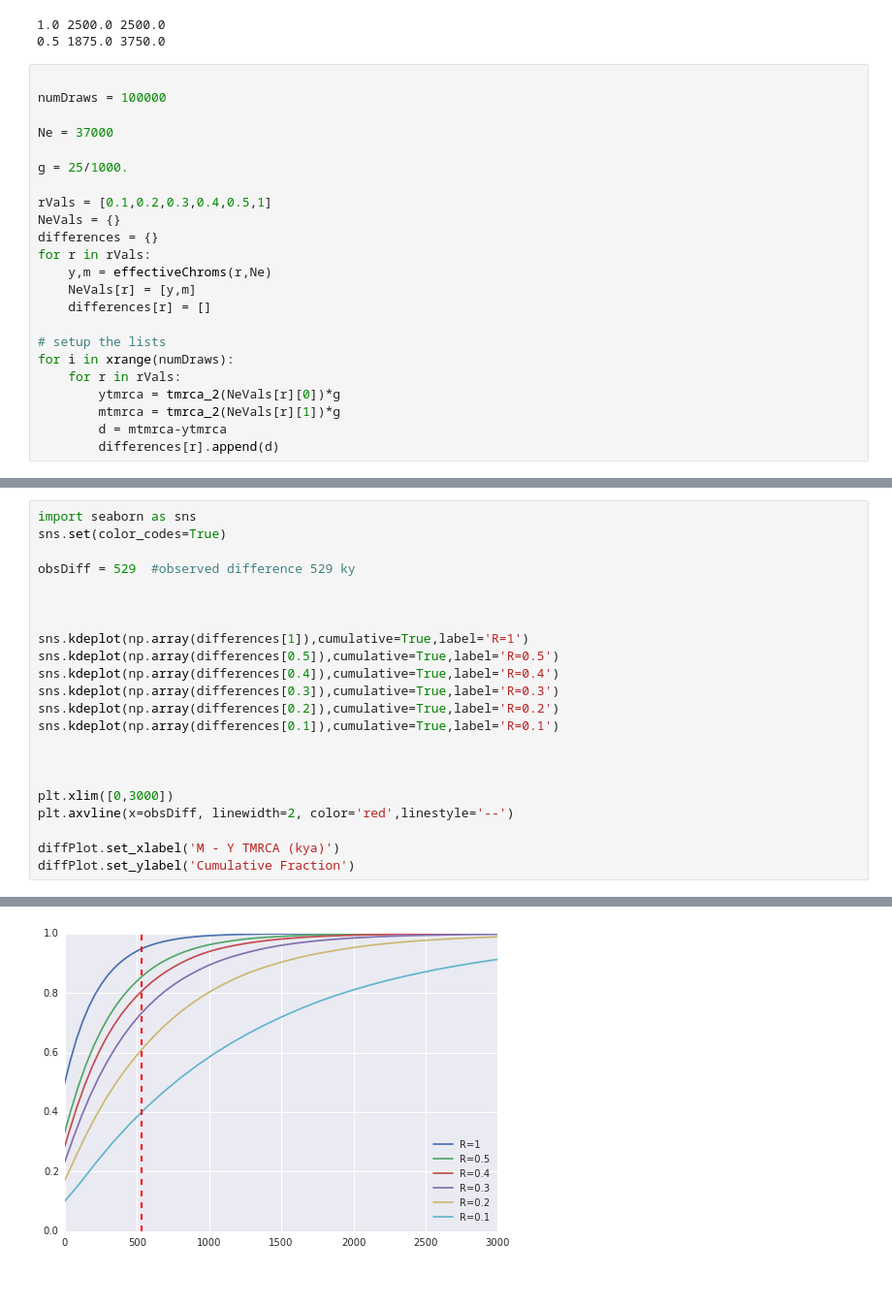
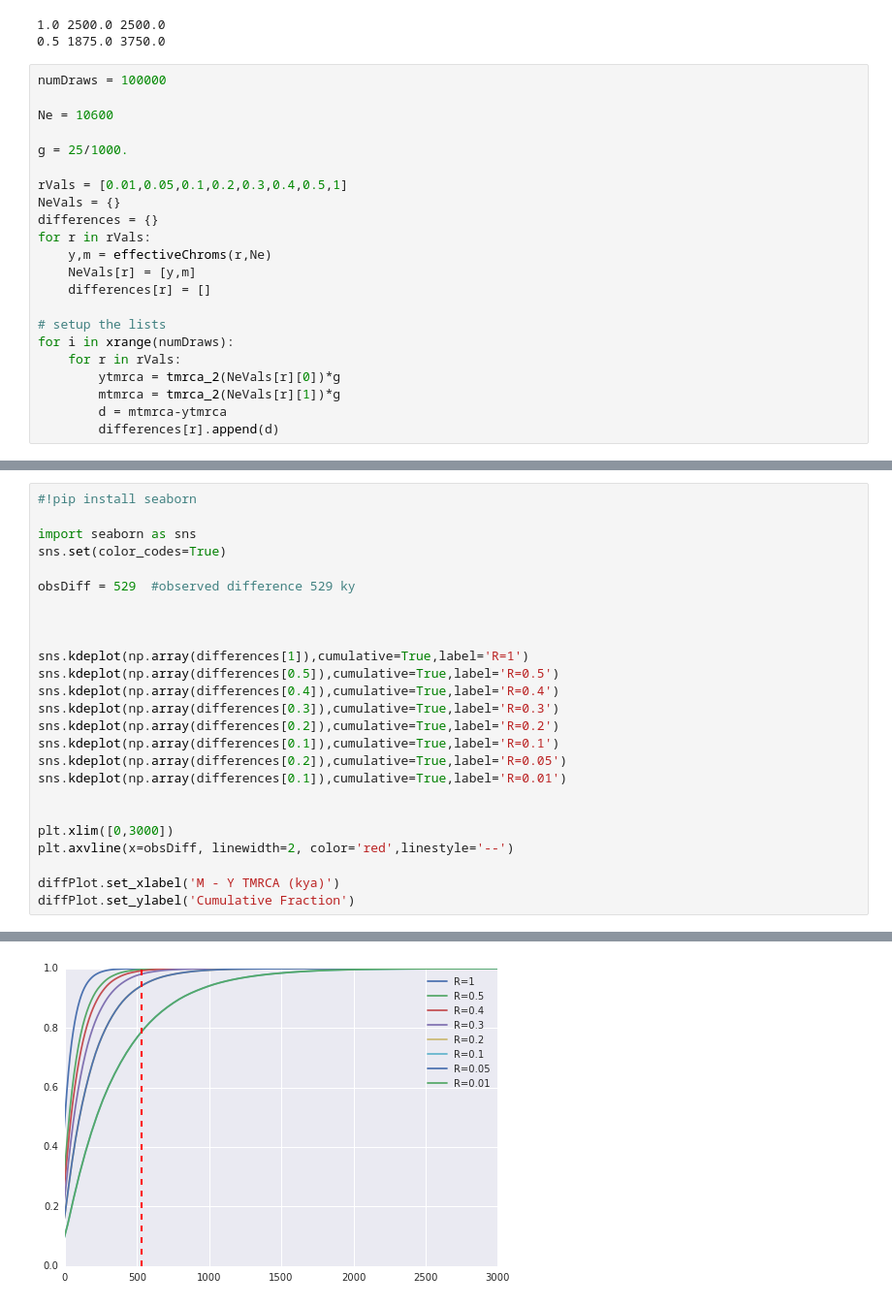
Before and after one commit to moetjens/ChimpY, a Jupyter notebook: TMRCA_Distribution.ipynb, the cells around one changed output, grey strips where cells are left out. Shown: that part at 97% size. Saved outputs shown, nothing was run; the diff lists cells and outputs as text.

```diff
--- a/TMRCA_Distribution.ipynb
+++ b/TMRCA_Distribution.ipynb
@@ -157,14 +157,13 @@ print r,y,m
 1.0 2500.0 2500.0
 0.5 1875.0 3750.0
 # %%
-
 numDraws = 100000
 
-Ne = 37000
+Ne = 10600
 
 g = 25/1000.
 
-rVals = [0.1,0.2,0.3,0.4,0.5,1]
+rVals = [0.01,0.05,0.1,0.2,0.3,0.4,0.5,1]
 NeVals = {}
 differences = {}
 for r in rVals:
@@ -233,28 +232,31 @@ diffPlot.set_xlabel('Sex Ratio')
 # %%
+#!pip install seaborn
+
 import seaborn as sns
 sns.set(color_codes=True)
 
 obsDiff = 529  #observed difference 529 ky
 
 
 
 sns.kdeplot(np.array(differences[1]),cumulative=True,label='R=1')
 sns.kdeplot(np.array(differences[0.5]),cumulative=True,label='R=0.5')
 sns.kdeplot(np.array(differences[0.4]),cumulative=True,label='R=0.4')
 sns.kdeplot(np.array(differences[0.3]),cumulative=True,label='R=0.3')
 sns.kdeplot(np.array(differences[0.2]),cumulative=True,label='R=0.2')
 sns.kdeplot(np.array(differences[0.1]),cumulative=True,label='R=0.1')
-
+sns.kdeplot(np.array(differences[0.2]),cumulative=True,label='R=0.05')
+sns.kdeplot(np.array(differences[0.1]),cumulative=True,label='R=0.01')
 
 
 plt.xlim([0,3000])
 plt.axvline(x=obsDiff, linewidth=2, color='red',linestyle='--')
 
 diffPlot.set_xlabel('M - Y TMRCA (kya)')
 diffPlot.set_ylabel('Cumulative Fraction')
 # %% [output]
 <matplotlib.text.Text at 0x...>
-[figure, old version]
+[figure, new version]
 # %%
 obsDiff = 529  #observed difference 529 ky
 # Set up the matplotlib figure
```
Also changed, not shown: parts of 12 cells of this notebook.
